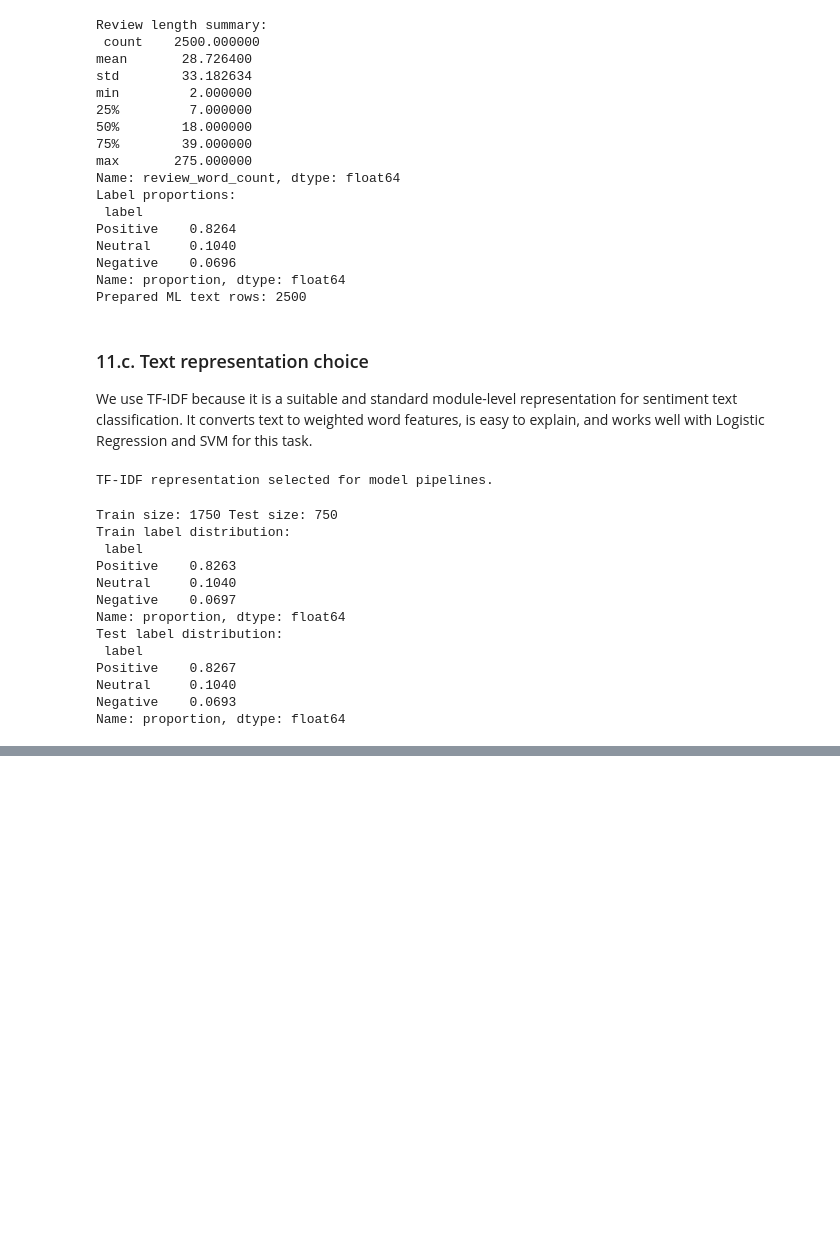
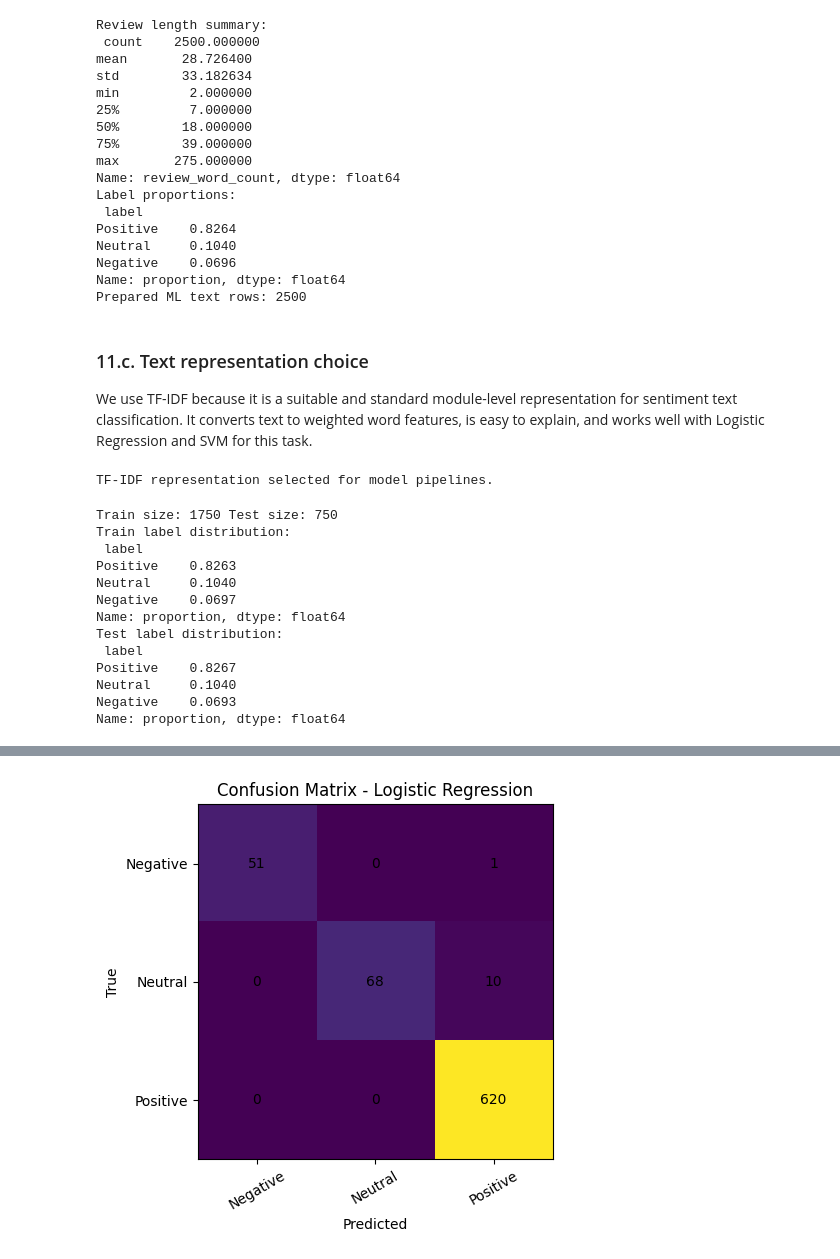
Before and after one commit to marvel987dc/AmazonFashion_Dataset, a Jupyter notebook: phase2/COMP262_Group3_Phase2_sentiment_analysis.ipynb, the cells around one changed output, grey strips where cells are left out. Drawn from its saved outputs; the diff is of its cells as text; code cells hidden in the pictures; blank space fills up the shorter version.

Commit message:
Model Testing and Evaluation- Step 13

```diff
--- a/phase2/COMP262_Group3_Phase2_sentiment_analysis.ipynb
+++ b/phase2/COMP262_Group3_Phase2_sentiment_analysis.ipynb
@@ -834,0 +835,89 @@ display(training_summary_df)
+# %%
+# 13. Test ALL models (for comparison to choose best 2)
+
+labels_order = ["Negative", "Neutral", "Positive"]
+
+results = []
+
+# ---------- Logistic Regression ----------
+y_pred_lr = lr_pipeline.predict(X_test)
+acc_lr, pr_lr, rc_lr, f1_lr, cm_lr = evaluate(y_test, y_pred_lr, labels=labels_order)
+
+results.append({
+    "model": "LogisticRegression",
+    "accuracy": round(acc_lr, 3),
+    "precision": round(pr_lr, 3),
+    "recall": round(rc_lr, 3),
+    "f1": round(f1_lr, 3)
+})
+
+save_confusion_phase2(cm_lr, labels_order, "Confusion Matrix - Logistic Regression", "cm_lr.png")
+
+
+# ---------- SVM ----------
+y_pred_svm = svm_pipeline.predict(X_test)
+acc_svm, pr_svm, rc_svm, f1_svm, cm_svm = evaluate(y_test, y_pred_svm, labels=labels_order)
+
+results.append({
+    "model": "SVM",
+    "accuracy": round(acc_svm, 3),
+    "precision": round(pr_svm, 3),
+    "recall": round(rc_svm, 3),
+    "f1": round(f1_svm, 3)
+})
+
+save_confusion_phase2(cm_svm, labels_order, "Confusion Matrix - SVM", "cm_svm.png")
+
+
+# ---------- Naive Bayes ----------
+y_pred_nb = nb_pipeline.predict(X_test)
+acc_nb, pr_nb, rc_nb, f1_nb, cm_nb = evaluate(y_test, y_pred_nb, labels=labels_order)
+
+results.append({
+    "model": "NaiveBayes",
+    "accuracy": round(acc_nb, 3),
+    "precision": round(pr_nb, 3),
+    "recall": round(rc_nb, 3),
+    "f1": round(f1_nb, 3)
+})
+
+save_confusion_phase2(cm_nb, labels_order, "Confusion Matrix - Naive Bayes", "cm_nb.png")
+
+
+# ---------- Gradient Boosting ----------
+X_test_gb = tfidf_gb.transform(X_test).toarray()
+y_pred_gb = gb_model.predict(X_test_gb)
+
+acc_gb, pr_gb, rc_gb, f1_gb, cm_gb = evaluate(y_test, y_pred_gb, labels=labels_order)
+
+results.append({
+    "model": "GradientBoosting",
+    "accuracy": round(acc_gb, 3),
+    "precision": round(pr_gb, 3),
+    "recall": round(rc_gb, 3),
+    "f1": round(f1_gb, 3)
+})
+
+save_confusion_phase2(cm_gb, labels_order, "Confusion Matrix - Gradient Boosting", "cm_gb.png")
+
+
+# ---------- MLP ----------
+y_pred_mlp = mlp_pipeline.predict(X_test)
+acc_mlp, pr_mlp, rc_mlp, f1_mlp, cm_mlp = evaluate(y_test, y_pred_mlp, labels=labels_order)
+
+results.append({
+    "model": "MLP",
+    "accuracy": round(acc_mlp, 3),
+    "precision": round(pr_mlp, 3),
+    "recall": round(rc_mlp, 3),
+    "f1": round(f1_mlp, 3)
+})
+
+save_confusion_phase2(cm_mlp, labels_order, "Confusion Matrix - MLP", "cm_mlp.png")
+
+
+# ---------- Display DataFrame ----------
+results_df = pd.DataFrame(results)
+display(results_df)
+# %% [output]
+[figure, added]
```
Also changed, not shown: parts of 3 cells of this notebook.
